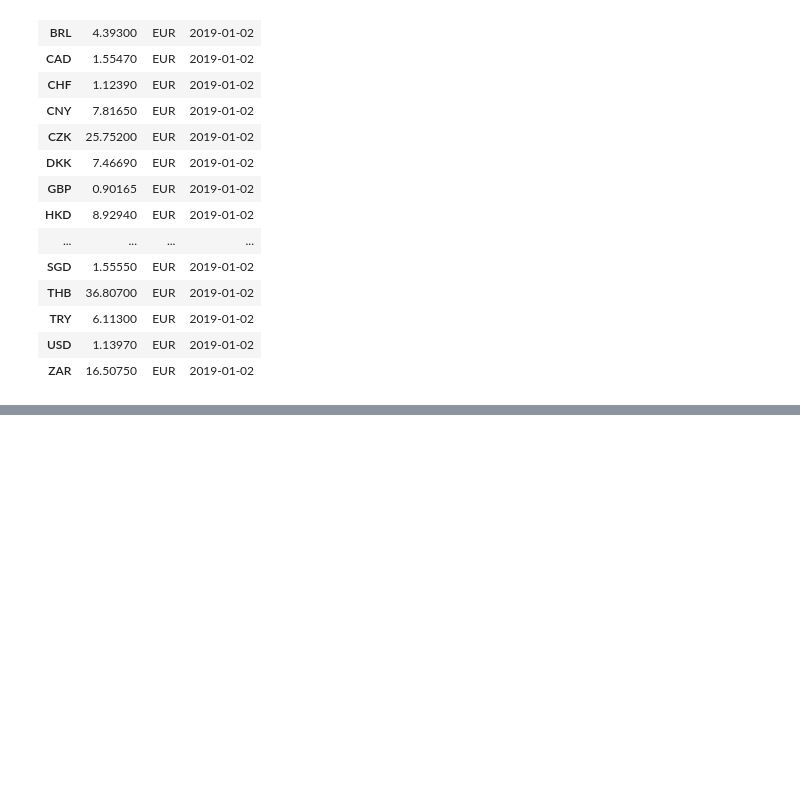
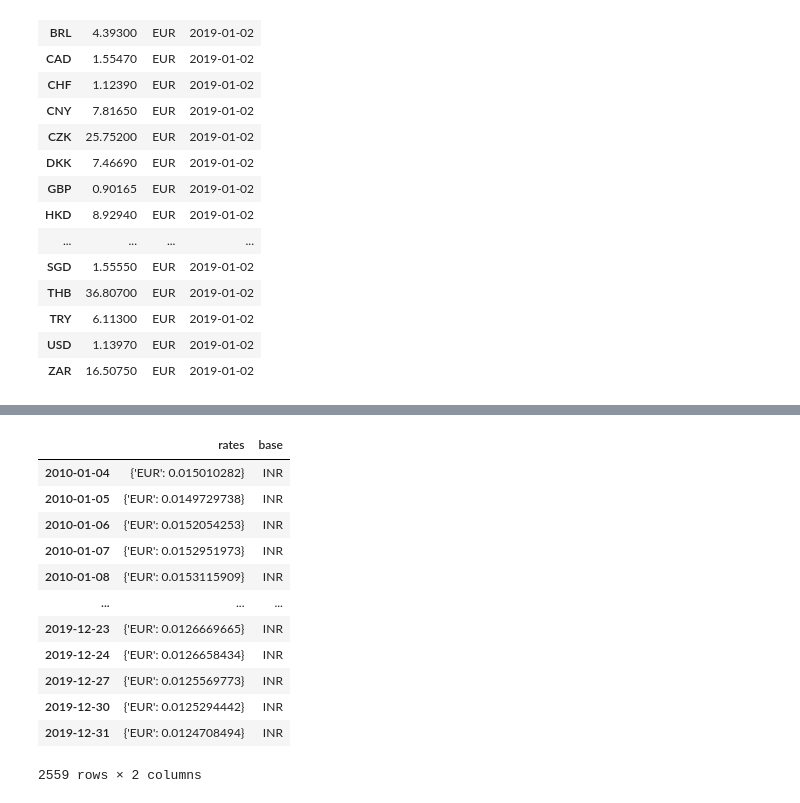
Before and after one commit to alvynabranches/winsoft_internship, a Jupyter notebook: notebooks/T4.ipynb, the cells around one changed output, grey strips where cells are left out. Cells and saved outputs as stored; diff of their text form; code cells hidden in the pictures; blank space fills up the shorter version.

```diff
--- a/notebooks/T4.ipynb
+++ b/notebooks/T4.ipynb
@@ -186,0 +207,16 @@ pd.DataFrame(data=history_date('2019-01-02'))
+# %%
+history_term('2010-01-01', '2019-12-31', base='INR', symbols='EUR')
+# %% [output]
+|  | rates | base |
+| 2010-01-04 | {'EUR': 0.015010282} | INR |
+| 2010-01-05 | {'EUR': 0.0149729738} | INR |
+| 2010-01-06 | {'EUR': 0.0152054253} | INR |
+| 2010-01-07 | {'EUR': 0.0152951973} | INR |
+| 2010-01-08 | {'EUR': 0.0153115909} | INR |
+| ... | ... | ... |
+| 2019-12-23 | {'EUR': 0.0126669665} | INR |
+| 2019-12-24 | {'EUR': 0.0126658434} | INR |
+| 2019-12-27 | {'EUR': 0.0125569773} | INR |
+| 2019-12-30 | {'EUR': 0.0125294442} | INR |
+| 2019-12-31 | {'EUR': 0.0124708494} | INR |
+2559 rows × 2 columns
```
Also changed, not shown: parts of 9 cells of this notebook, 1 other file.
